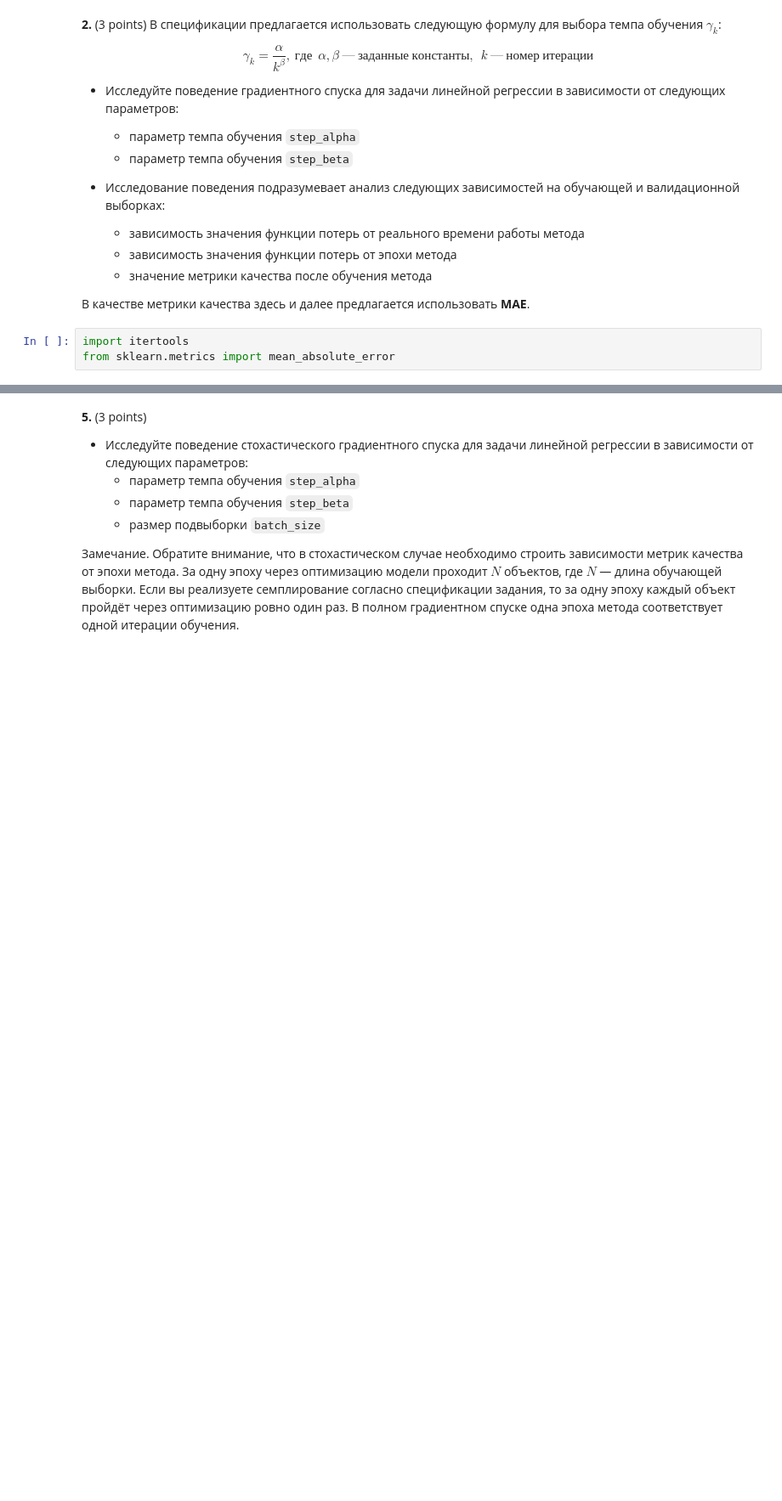
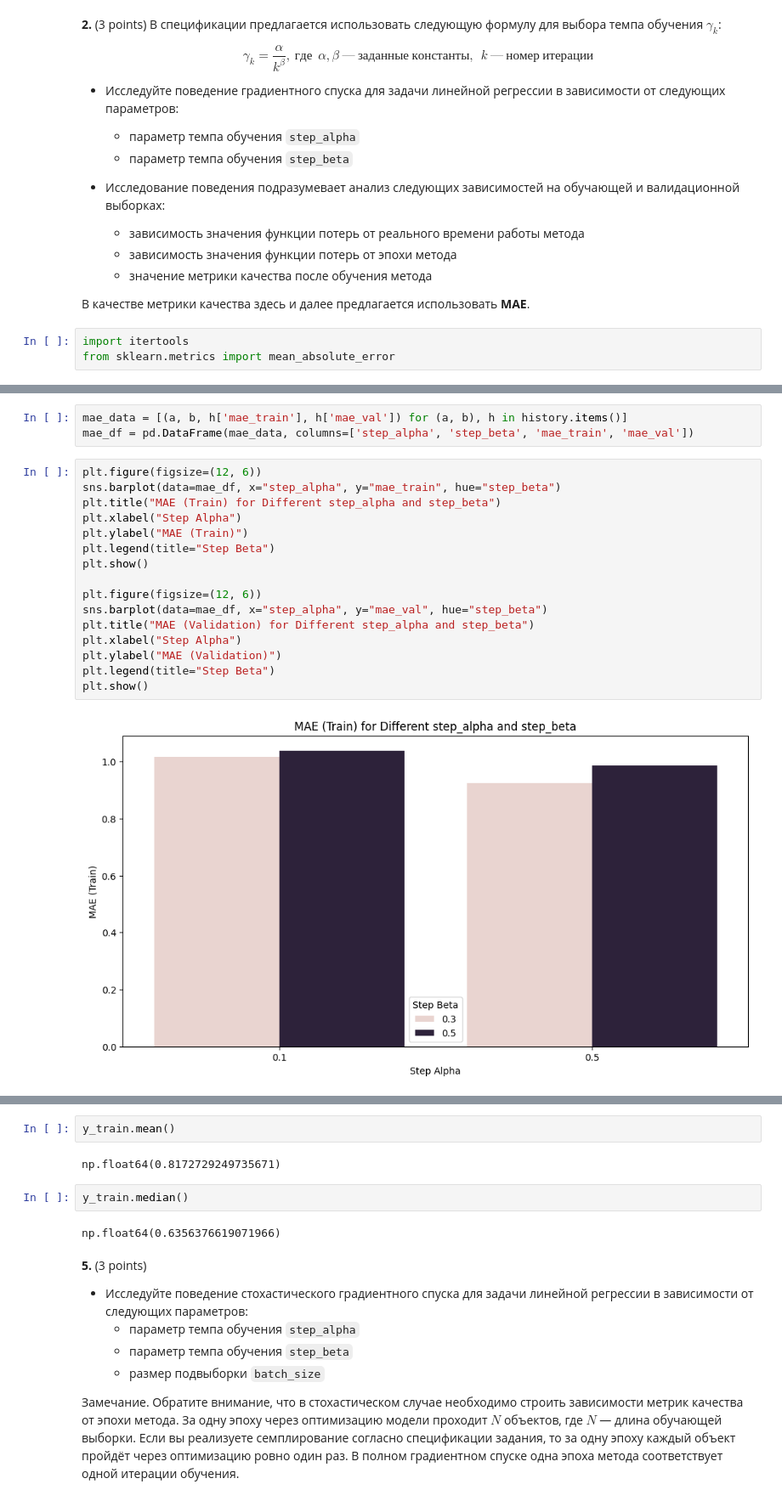
Before and after one commit to VictoryaChelina/ISP_ML1_2025_st, a Jupyter notebook: hw/hw2/ISP_HW2_LinearModel&Metrics.ipynb, the cells around one changed output, grey strips where cells are left out. Shown: that part at 85% size. Cells and saved outputs as stored; diff of their text form; blank space fills up the shorter version.

```diff
--- a/hw/hw2/ISP_HW2_LinearModel&Metrics.ipynb
+++ b/hw/hw2/ISP_HW2_LinearModel&Metrics.ipynb
@@ -310,0 +272,21 @@ plt.show()
+# %%
+mae_data = [(a, b, h['mae_train'], h['mae_val']) for (a, b), h in history.items()]
+mae_df = pd.DataFrame(mae_data, columns=['step_alpha', 'step_beta', 'mae_train', 'mae_val'])
+# %%
+plt.figure(figsize=(12, 6))
+sns.barplot(data=mae_df, x="step_alpha", y="mae_train", hue="step_beta")
+plt.title("MAE (Train) for Different step_alpha and step_beta")
+plt.xlabel("Step Alpha")
+plt.ylabel("MAE (Train)")
+plt.legend(title="Step Beta")
+plt.show()
+
+plt.figure(figsize=(12, 6))
+sns.barplot(data=mae_df, x="step_alpha", y="mae_val", hue="step_beta")
+plt.title("MAE (Validation) for Different step_alpha and step_beta")
+plt.xlabel("Step Alpha")
+plt.ylabel("MAE (Validation)")
+plt.legend(title="Step Beta")
+plt.show()
+# %% [output]
+[figure, added]
@@ -311,3 +294,11 @@ plt.show()
+# %%
+y_train.mean()
+# %% [output]
+np.float64(0.8172729249735671)
+# %%
+y_train.median()
+# %% [output]
+np.float64(0.6356376619071966)
 # %% [markdown]
 **5.** (3 points)
 - Исследуйте поведение стохастического градиентного спуска для задачи линейной регрессии в зависимости от следующих параметров:
```
Also changed, not shown: parts of 17 cells of this notebook.
